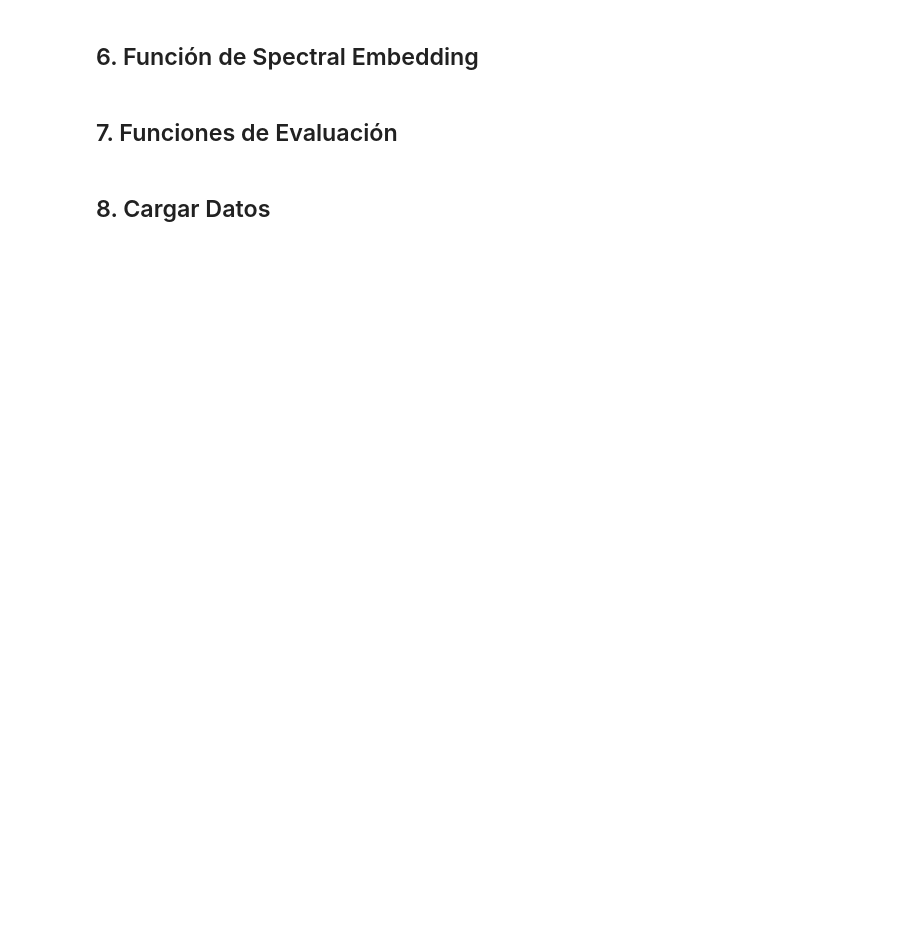
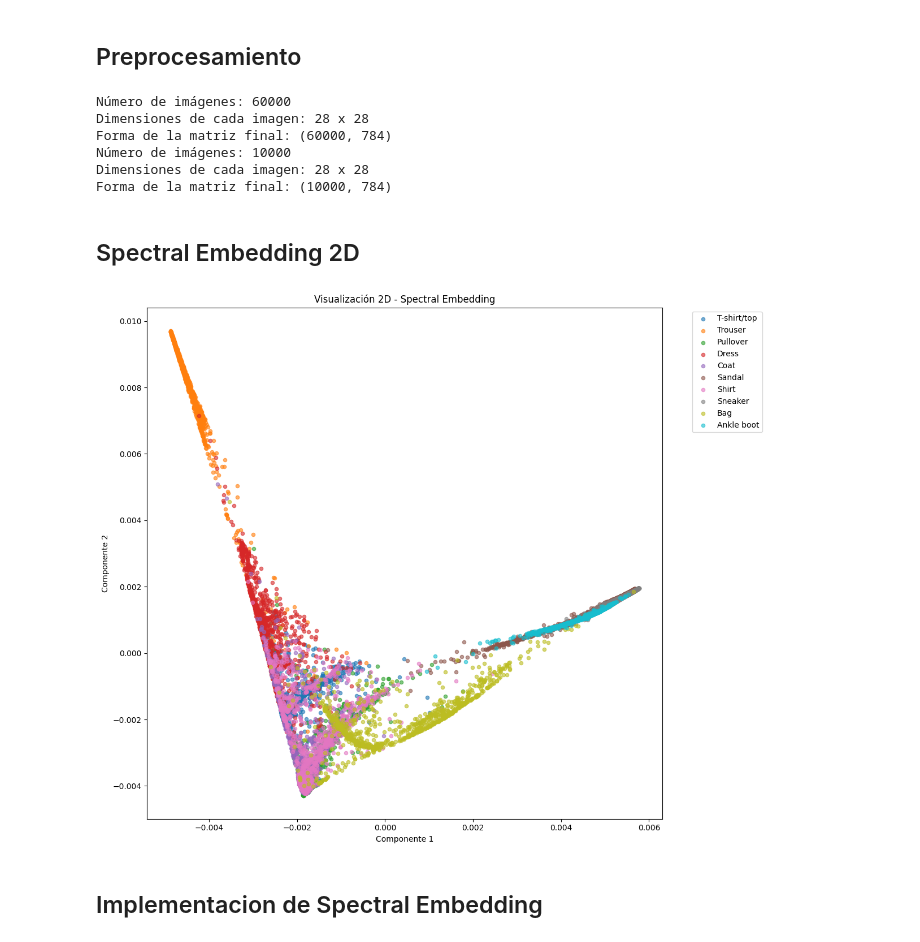
Before and after one commit to m41k1204/ml_dimensionality_reduction, a Jupyter notebook: notebooks/spectral_embedding.ipynb, the cells around one changed output. Drawn from its saved outputs; the diff is of its cells as text; code cells hidden in the pictures; blank space fills up the shorter version.

Commit message:
feat: colab de spectral embedding

```diff
--- a/notebooks/spectral_embedding.ipynb
+++ b/notebooks/spectral_embedding.ipynb
@@ -182,0 +253,6 @@ def addBias(x):
+# %%
+# Descargando la data solo la primera vez
+file_train_X = download_data("1enziBIpqiv_t95KQcifsclNH2BdR8lAd","train_X")
+file_test_X = download_data("1Jeax6tnQ6Nmr2PTNXdQqzKnN0YqtrLe4","test_X")
+file_train_Y = download_data("1MZtn2iA5cgiYT1i3O0ECuR01oD0kGHh7","train_Y")
+file_test_Y = download_data("1K5pxwk2s3RDYsYuwv8RftJTXZ-RGR7K4","test_Y")
@@ -183,2 +272,55 @@ def addBias(x):
+# %% [markdown]
+## Preprocesamiento
+# %%
+train_X = extrar_feature_images(file_train_X )
+test_X = extrar_feature_images(file_test_X )
+train_Y = read_labels(file_train_Y)
+test_Y = read_labels(file_test_Y)
+
+train_X_norm, scaler = normalize_train(train_X)
+test_X_norm = normalize_test(test_X, scaler)
+train_X_norm = addBias(train_X_norm)
+test_X_norm = addBias(test_X_norm)
+# %% [output]
+Número de imágenes: 60000
+Dimensiones de cada imagen: 28 x 28
+Forma de la matriz final: (60000, 784)
+Número de imágenes: 10000
+Dimensiones de cada imagen: 28 x 28
+Forma de la matriz final: (10000, 784)
+# %% [markdown]
+## Spectral Embedding 2D
+# %%
+class_names_dict = {
+    0: "T-shirt/top",
+    1: "Trouser",
+    2: "Pullover",
+    3: "Dress",
+    4: "Coat",
+    5: "Sandal",
+    6: "Shirt",
+    7: "Sneaker",
+    8: "Bag",
+    9: "Ankle boot",
+}
+
+n_viz = min(10000, len(train_X_norm))
+viz_indices = np.random.choice(len(train_X_norm), n_viz, replace=False)
+X_viz = train_X_norm[viz_indices]
+y_viz = train_Y["label"].values[viz_indices]
+
+se_2d = SpectralEmbeddingTransformer(
+    n_components=2, n_neighbors=10, affinity="nearest_neighbors", random_state=42
+)
+X_spectral_2d = se_2d.fit_transform(X_viz)
+
+visualizar_reduccion_2d(
+    X_spectral_2d,
+    y_viz,
+    "Spectral Embedding",
+    class_names_dict,
+)
+# %% [output]
+[figure, added]
 # %% [markdown]
-## 6. Función de Spectral Embedding
+## Implementacion de Spectral Embedding
@@ -209,2 +326,0 @@ def spectral_embedding(
-# %% [markdown]
-## 7. Funciones de Evaluación
@@ -294,2 +326,0 @@ def evaluar_modelos(
-# %% [markdown]
-## 8. Cargar Datos
```
Also changed, not shown: parts of 26 cells of this notebook, 1 other file.
